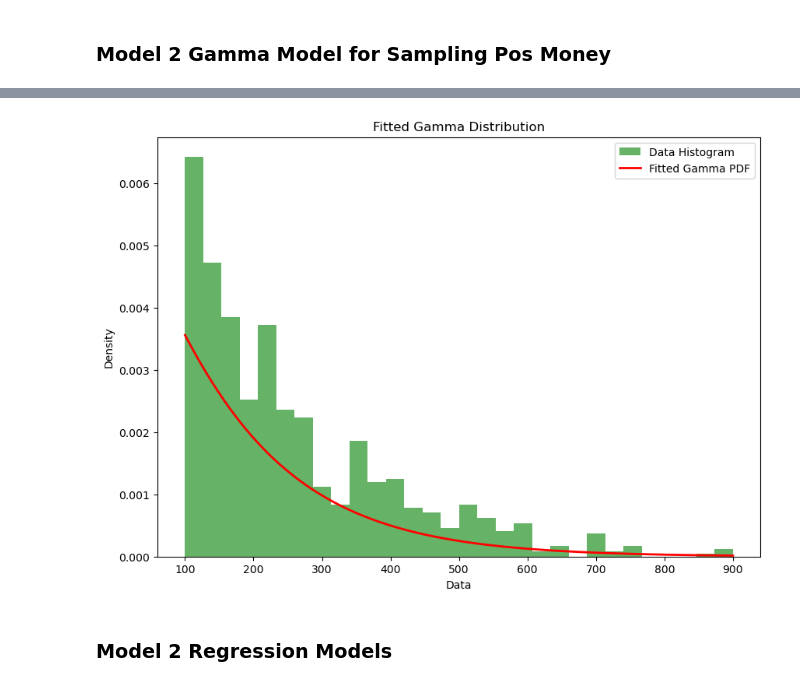
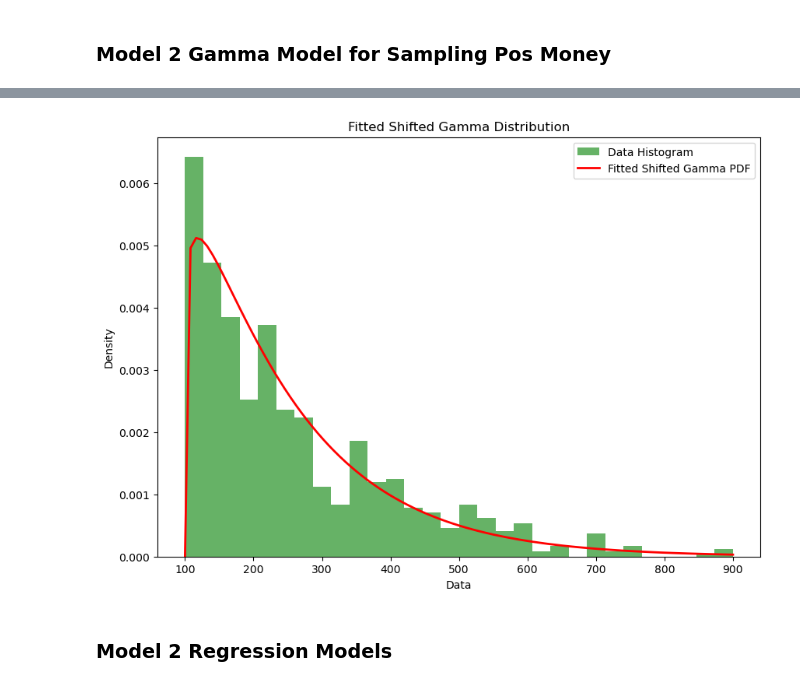
Before and after one commit to jakebirnbach/MoneyLineGANs, a Jupyter notebook: ML Models/stat_model.ipynb, the cells around one changed output, grey strips where cells are left out. Cells and saved outputs as stored; diff of their text form; code cells hidden in the pictures.

```diff
--- a/ML Models/stat_model.ipynb
+++ b/ML Models/stat_model.ipynb
@@ -377,75 +397,48 @@ m1.plot_gamma()
 # %%
-from scipy.optimize import minimize
-import scipy.special as sp
-from scipy.stats import gamma as gamma_dist
-
-# Assume gamma_data is defined as m1.c2_data[:, 0]
-# For example:
-gamma_data = m1.c2_data[:, 0]
-
-# Define the negative log-likelihood (NLL) for the Gamma distribution.
-def negative_log_likelihood(k, data):
-    # k comes as an array from minimize, so extract the scalar.
-    k = k[0]
-    # Return infinity if k is not positive (to enforce k > 0)
-    if k <= 0:
+def negative_log_likelihood(params, data):
+    k, theta, shift = params
+    if k <= 0 or theta <= 0 or shift > np.min(data):
         return np.inf
-
+    shifted_data = data - shift
     n = len(data)
-    x_bar = np.mean(data)
-    # Scale parameter theta is defined as mean(x) / k
-    theta = x_bar / k
-
-    # Gamma log-likelihood:
-    #   L(k,theta) = (k - 1) * sum(log(data)) - sum(data)/theta - n*k*log(theta) - n*log(Gamma(k))
-    # Negative log-likelihood (we want to minimize it):
-    nll = -((k - 1) * np.sum(np.log(data))
-            - (np.sum(data) / theta)
+    nll = -((k - 1) * np.sum(np.log(shifted_data))
+            - (np.sum(shifted_data) / theta)
             - n * k * np.log(theta)
             - n * sp.gammaln(k))
     return nll
 
 def fit_gamma_MLEs(data):
-    # Initial guess for k using the method of moments
-    data = data - 100
-    k_init_moment = (np.mean(data) ** 2) / np.var(data, ddof=1)
+    shift = 100  # Fixed shift parameter
+    shifted_data = data - shift
+    k_init_moment = (np.mean(shifted_data) ** 2) / np.var(shifted_data, ddof=1)
+    theta_init = np.mean(shifted_data) / k_init_moment
 
-    # Optimize the negative log-likelihood
     result = minimize(
         fun=negative_log_likelihood,
-        x0=[k_init_moment],
+        x0=[k_init_moment, theta_init, shift],
         args=(data,),
         method="L-BFGS-B",
-        bounds=[(0.01, None)]
+        bounds=[(0.01, None), (0.01, None), (shift, shift)]
     )
 
-    # Extract the estimated shape parameter k
-    k_mle = result.x[0]
-    # Compute the scale parameter theta (theta = mean / k)
-    theta_mle = np.mean(data) / k_mle
+    k_mle, theta_mle, shift_mle = result.x
+    return {'shape': k_mle, 'scale': theta_mle, 'shift': shift_mle}
 
-    return k_mle, theta_mle
+# Fit and plot
+gamma_params = fit_gamma_MLEs(m1.c2_data[:,0])
+print("Estimated shape parameter (k):", gamma_params['shape'])
+print("Estimated scale parameter (theta):", gamma_params['scale'])
+print("Shift parameter:", gamma_params['shift'])
 
-# Fit the Gamma MLE parameters
-k_mle, theta_mle = fit_gamma_MLEs(gamma_data)
-print("Estimated shape parameter (k):", k_mle)
-print("Estimated scale parameter (theta):", theta_mle)
+plt.figure(figsize=(10, 7))
+count, bins, _ = plt.hist(m1.c2_data[:,0], bins=30, density=True, alpha=0.6, color='g', label='Data Histogram')
 
-# Plotting: histogram of data with fitted Gamma PDF overlaid.
-plt.figure(figsize=(10, 7))
+x_values = np.linspace(m1.c2_data[:,0].min(), m1.c2_data[:,0].max(), 100)
+shifted_x = x_values - gamma_params['shift']
+pdf_values = gamma_dist.pdf(shifted_x, a=gamma_params['shape'], scale=gamma_params['scale'])
 
-# Plot a histogram of the data with density normalization
-count, bins, _ = plt.hist(gamma_data, bins=30, density=True, alpha=0.6, color='g', label='Data Histogram')
-
-# Generate x-values for plotting the gamma PDF
-x_values = np.linspace(gamma_data.min(), gamma_data.max(), 100)
-pdf_values = gamma_dist.pdf(x_values, a=k_mle, scale=theta_mle)
-print(k_mle, theta_mle)
-
-# Overlay the fitted Gamma PDF
-plt.plot(x_values, pdf_values, 'r-', lw=2, label='Fitted Gamma PDF')
-
-plt.title("Fitted Gamma Distribution")
+plt.plot(x_values, pdf_values, 'r-', lw=2, label='Fitted Shifted Gamma PDF')
+plt.title("Fitted Shifted Gamma Distribution")
 plt.xlabel("Data")
 plt.ylabel("Density")
 plt.legend()
@@ -457,4 +450,4 @@ Estimated scale parameter (theta): 139.86519071609416
-[figure, old version]
+[figure, new version]
 # %% [markdown]
 ### Model 2 Regression Models
 # %%
```
Also changed, not shown: parts of 17 cells of this notebook.
